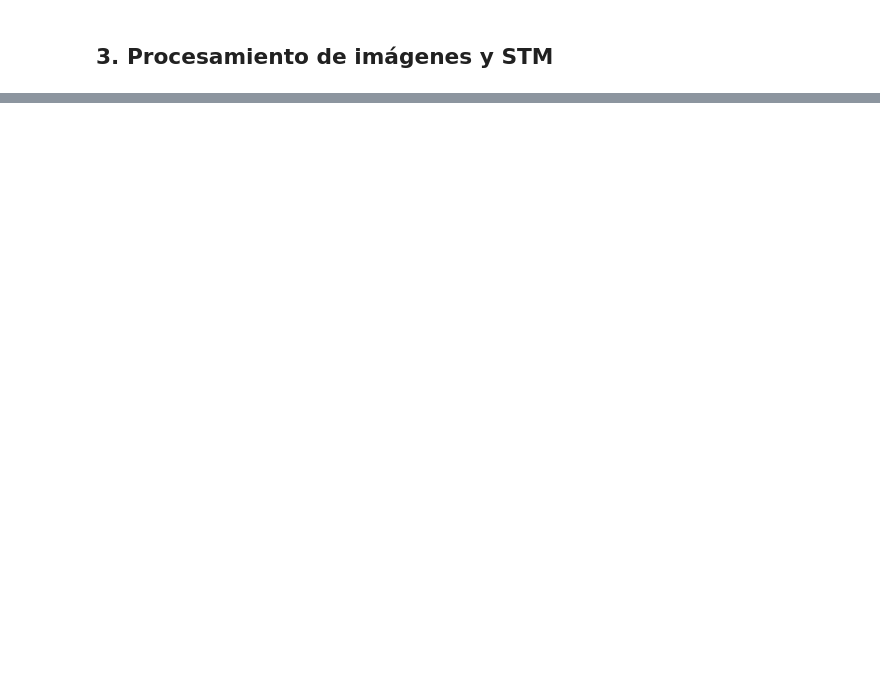
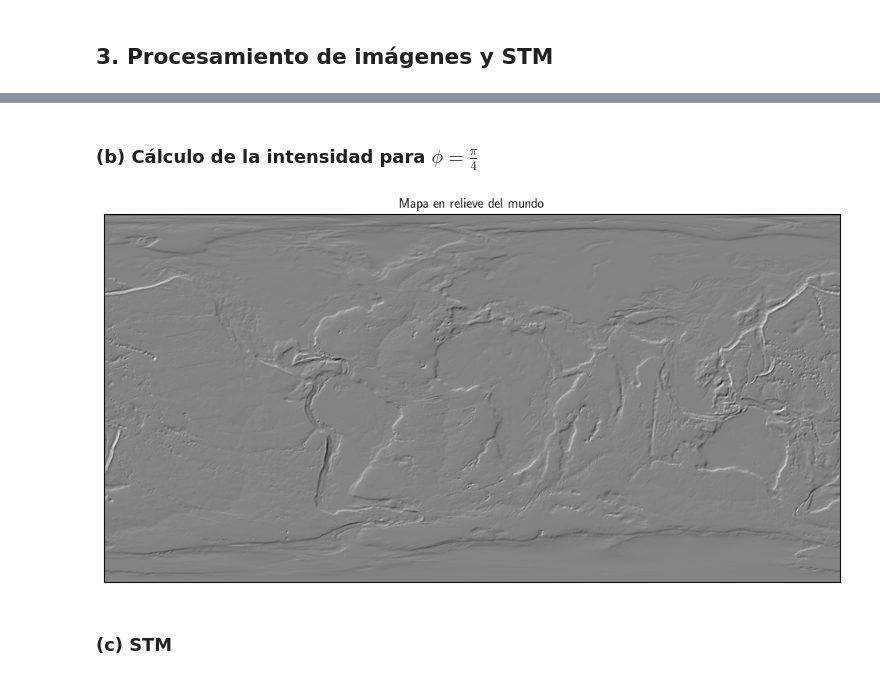
Before and after one commit to MarcosLopezM/FisicaComputacional-20251, a Jupyter notebook: Tareas/T6/TareaPractica6.ipynb, the cells around one changed output, grey strips where cells are left out. Saved outputs shown, nothing was run; the diff lists cells and outputs as text; code cells hidden in the pictures; blank space fills up the shorter version.

```diff
--- a/Tareas/T6/TareaPractica6.ipynb
+++ b/Tareas/T6/TareaPractica6.ipynb
@@ -55,0 +63,51 @@ plt.show()
+# %%
+def diferenciacion_datos(data, h):
+    # Prelocalización de arreglos
+    Dx = np.zeros(data.shape)
+    Dy = np.zeros_like(Dx)
+    Y, X = Dx.shape # Renglones, Columnas
+
+    # Cálculo de las derivadas sin considerar las fronteras
+    for y in range(1, Y - 1):
+        for x in range(1, X - 1):
+            Dx[y, x] = (data[y, x + 1] - data[y, x - 1]) / (2 * h)
+            Dy[y, x] = (data[y + 1, x] - data[y - 1, x]) / (2 * h)
+
+    # Derivadas en las fronteras
+    # Bordes superior e inferior para Dx
+    for x in range(X):
+        Dx[0, x] = (data[0, x + 1] - data[0, x]) / h if x < X - 1 \
+        else (data[0, x] - data[0, x - 1]) / h
+        Dx[Y - 1, x] = (data[Y - 1, x + 1] - data[Y - 1, x]) / h if x < X - 1 \
+        else (data[Y - 1, x] - data[Y - 1, x - 1]) / h
+
+    # Bordes izquierdo y derecho para Dy
+    for y in range(Y):
+        Dy[y, 0] = (data[y + 1, 0] - data[y, 0]) / h if y < Y - 1 \
+        else (data[y, 0] - data[y - 1, 0]) / h
+        Dy[y, X - 1] = (data[y + 1, X - 1] - data[y, X - 1]) / h if y < Y - 1 \
+        else (data[y, X - 1] - data[y - 1, X - 1]) / h
+
+    return Dx, Dy
+# %%
+h = 3e4 # 30000 m
+Dx, Dy = diferenciacion_datos(altitudes, h)
+# %% [markdown]
+<h3>(b) Cálculo de la intensidad para $\phi = \tfrac{\pi}{4}$</h3>
+# %%
+# Intensidad de iluminación
+def I(Dx, Dy, ang=np.pi/4):
+    return (np.cos(ang) * Dx + np.sin(ang) * Dy) \
+    / np.sqrt(Dx ** 2 + Dy ** 2 + 1)
+# %%
+plt.figure(figsize=(14, 6))
+plt.imshow(I(Dx, Dy), cmap="Greys")
+plt.title("Mapa en relieve del mundo")
+plt.xticks([])
+plt.yticks([])
+
+plt.show()
+# %% [output]
+[figure, added]
+# %% [markdown]
+<h3>(c) STM</h3>
```
Also changed, not shown: parts of 10 cells of this notebook, 1 other file.
